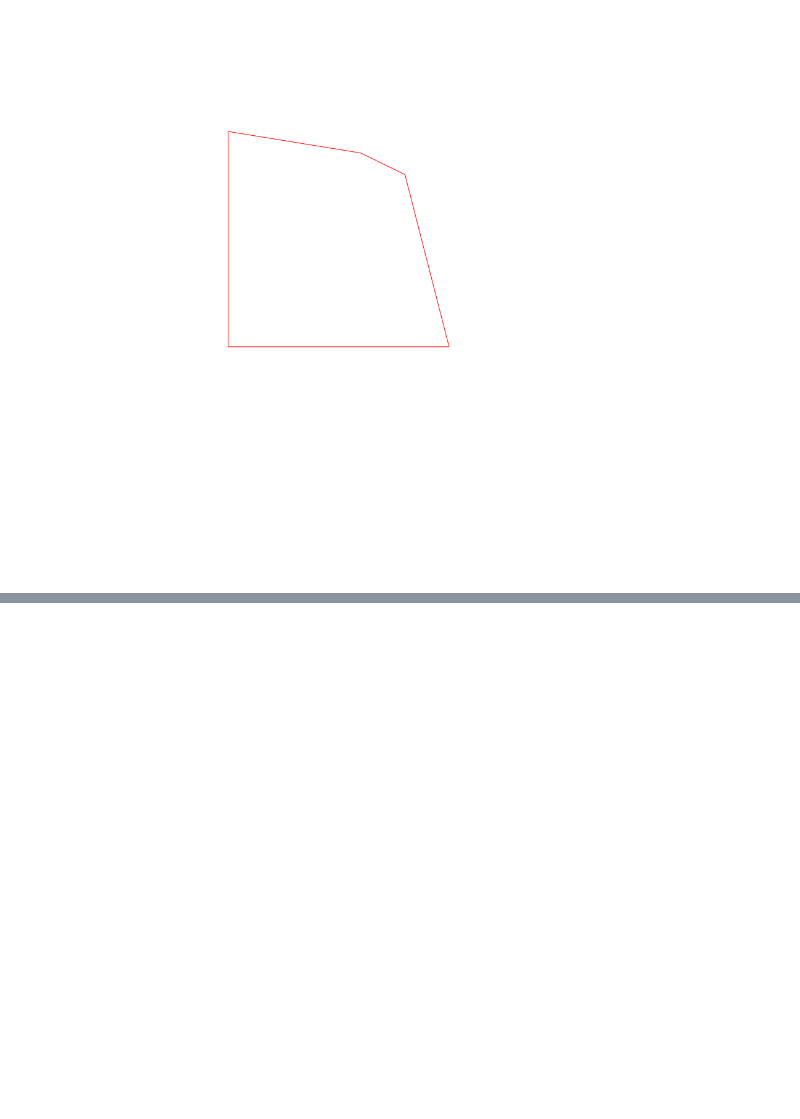
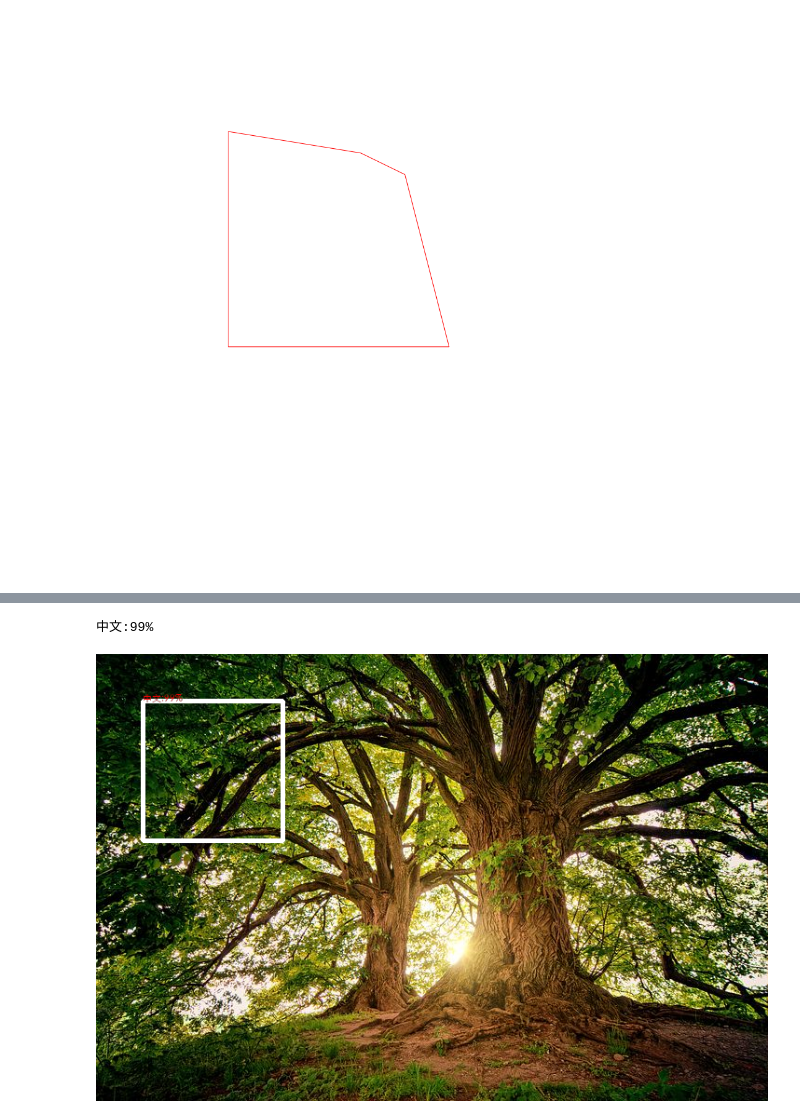
Before and after one commit to yizt/notebook, a Jupyter notebook: python/可视化.ipynb, the cells around one changed output, grey strips where cells are left out. Drawn from its saved outputs; the diff is of its cells as text; code cells hidden in the pictures; blank space fills up the shorter version.

```diff
--- a/python/可视化.ipynb
+++ b/python/可视化.ipynb
@@ -224,0 +227,37 @@ display_polygon(np.ones((30,30,3))*255, np.array([[0,1,1,1,0.8,0.2,0.6,0.1,0,0]]
+# %%
+from PIL import Image
+import cv2
+def put_text(image, x, y, text, color=None):
+    """
+    写中文字
+    :param image:
+    :param x:
+    :param y:
+    :param text:
+    :param color:
+    :return:
+    """
+    from PIL import Image, ImageDraw, ImageFont
+    im = Image.fromarray(image)
+    font = ImageFont.truetype('/System/Library/Fonts/STHeiti Light.ttc')
+    draw = ImageDraw.Draw(im)
+    color = (255, 0, 0) if color is None else color
+    draw.text((x, y), text, color, font=font)
+    return np.array(im)
+
+def draw_boxes(image, boxes, scores, class_names=None, colors=None):
+    if len(boxes) == 0:
+        return
+    if colors is None:
+        colors = random_colors(len(boxes))
+    if class_names is None:
+        class_names = [] * len(boxes)
+
+    for box, score, class_name, color in zip(boxes.astype(np.int32), scores, class_names, colors):
+        y1, x1, y2, x2 = box
+        cv2.rectangle(image, (x1, y1), (x2, y2), color, thickness=4)
+
+        text_str = '{}:{:.0%}'.format(class_name, score)
+        y=y1 - 8 if y1 - 8>0 else y2-8
+        print(text_str)
+        return put_text(image, x1,y, text_str)
@@ -224,0 +266,7 @@ display_polygon(np.ones((30,30,3))*255, np.array([[0,1,1,1,0.8,0.2,0.6,0.1,0,0]]
+# %%
+im=image.copy()
+im=draw_boxes(im,np.array([[50,50,200,200]]),[0.99],class_names=['中文'])
+Image.fromarray(im)
+# %% [output]
+中文:99%
+[figure, added]
```
Also changed, not shown: parts of 8 cells of this notebook, 1 other file.
